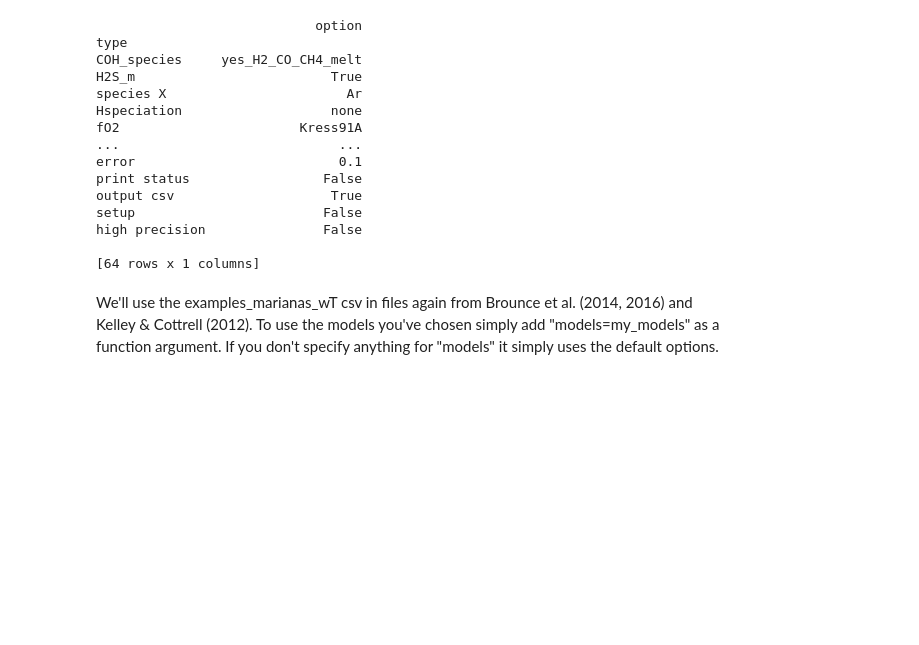
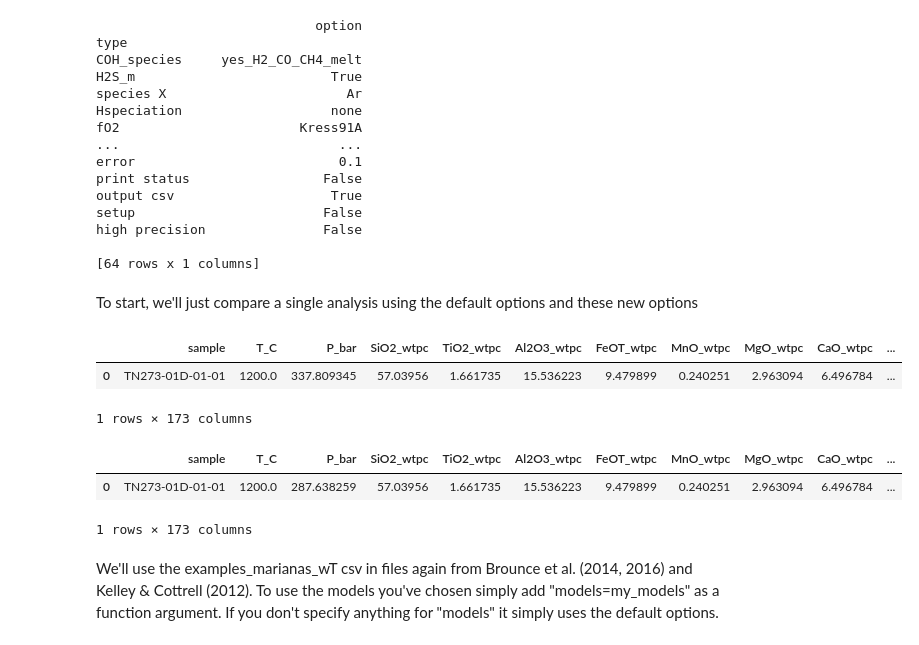
Before and after one commit to eryhughes/VolFe, a Jupyter notebook: docs/Examples/1c. pvsat user_opt.ipynb, the cells around one changed output. Drawn from its saved outputs; the diff is of its cells as text; code cells hidden in the pictures; blank space fills up the shorter version.

```diff
--- a/docs/Examples/1c. pvsat user_opt.ipynb
+++ b/docs/Examples/1c. pvsat user_opt.ipynb
@@ -63,6 +63,41 @@ setup                        False
 high precision               False
 
 [64 rows x 1 columns]
+# %% [markdown]
+To start, we'll just compare a single analysis using the default options and these new options
+# %%
+my_analysis = {'Sample':'TN273-01D-01-01',
+           'T_C': 1200., # Temperature in 'C
+           'SiO2': 56.98, # wt%
+           'TiO2': 1.66, # wt%
+           'Al2O3': 15.52, # wt%
+           'FeOT': 9.47, # wt%
+           'MnO': 0.24, # wt%
+           'MgO': 2.96, # wt%
+           'CaO': 6.49, # wt%
+           'Na2O': 4.06, # wt%
+           'K2O': 0.38, # wt%
+           'P2O5': 0.22, # wt%
+           'H2O': 1.88, # wt%
+           'CO2ppm': 13., # ppm
+           'STppm': 362.83, # ppm
+           'Xppm': 0., # ppm
+           'Fe3FeT': 0.171} # mole or weight fraction (they're the same)
+
+# Turn the dictionary into a pandas dataframe, setting the index to 0.
+my_analysis = pd.DataFrame(my_analysis, index=[0])
+# %%
+vf.calc_Pvsat(my_analysis)
+# %% [output]
+|  | sample | T_C | P_bar | SiO2_wtpc | TiO2_wtpc | Al2O3_wtpc | FeOT_wtpc | MnO_wtpc | MgO_wtpc | CaO_wtpc | ... |
+| 0 | TN273-01D-01-01 | 1200.0 | 337.809345 | 57.03956 | 1.661735 | 15.536223 | 9.479899 | 0.240251 | 2.963094 | 6.496784 | ... |
+1 rows × 173 columns
+# %%
+vf.calc_Pvsat(my_analysis,models=my_models)
+# %% [output]
+|  | sample | T_C | P_bar | SiO2_wtpc | TiO2_wtpc | Al2O3_wtpc | FeOT_wtpc | MnO_wtpc | MgO_wtpc | CaO_wtpc | ... |
+| 0 | TN273-01D-01-01 | 1200.0 | 287.638259 | 57.03956 | 1.661735 | 15.536223 | 9.479899 | 0.240251 | 2.963094 | 6.496784 | ... |
+1 rows × 173 columns
 # %% [markdown]
 We'll use the examples_marianas_wT csv in files again from Brounce et al. (2014, 2016) and Kelley & Cottrell (2012). To use the models you've chosen simply add "models=my_models" as a function argument. If you don't specify anything for "models" it simply uses the default options.
 # %%
```
Also changed, not shown: parts of 1 cell of this notebook.
